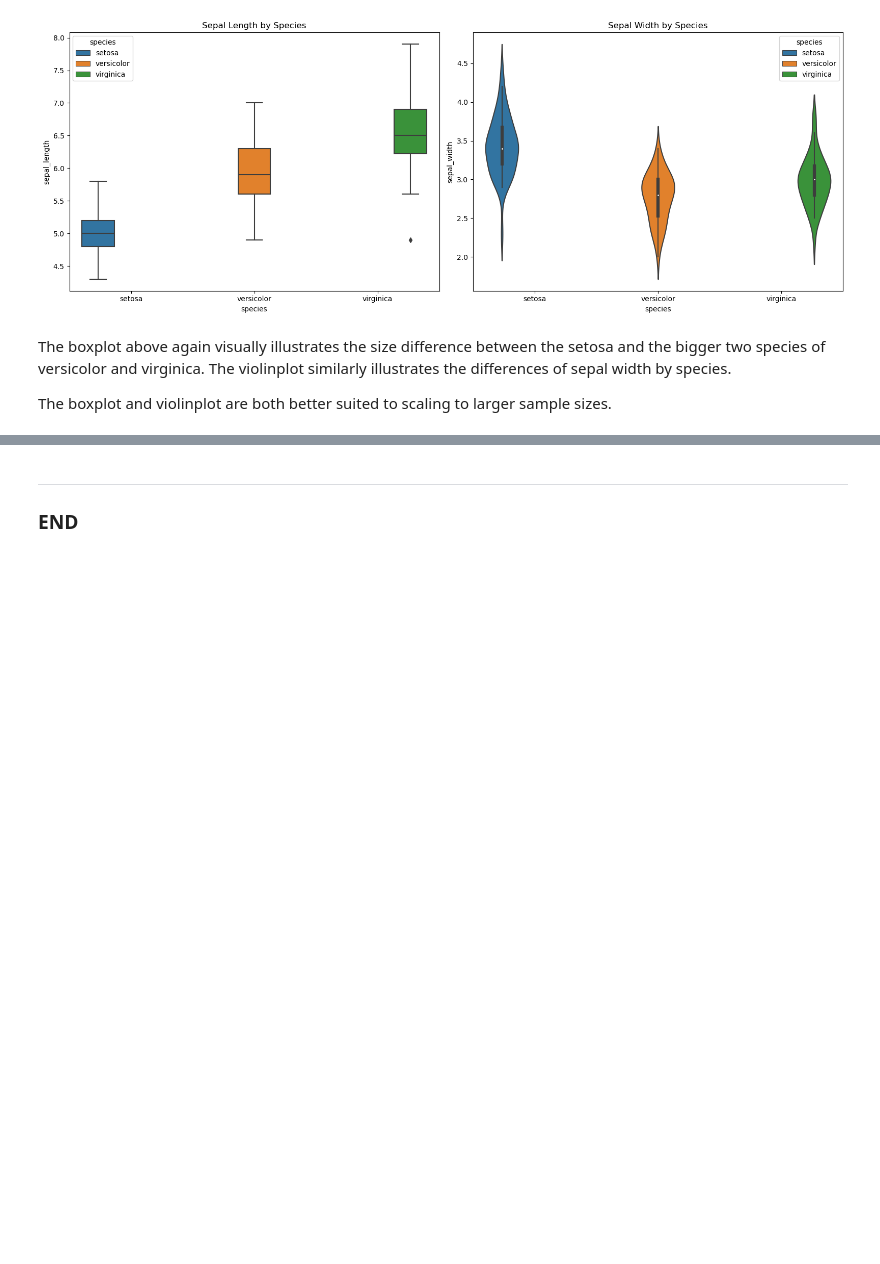
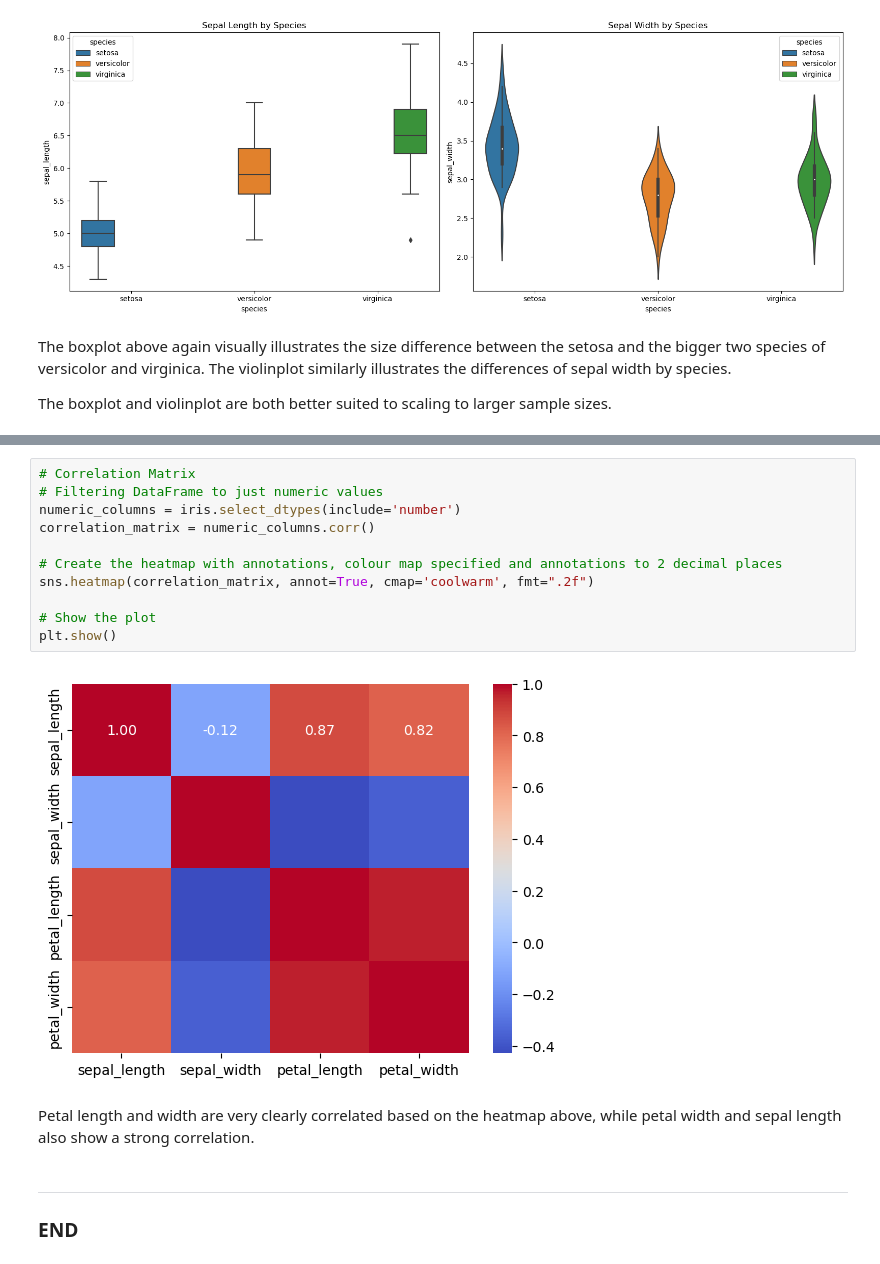
Before and after one commit to turps-pc90/foda-project, a Jupyter notebook: project.ipynb, the cells around one changed output, grey strips where cells are left out. Drawn from its saved outputs; the diff is of its cells as text; blank space fills up the shorter version.

```diff
--- a/project.ipynb
+++ b/project.ipynb
@@ -213,3 +241,18 @@ The boxplot and violinplot are both better suited to scaling to larger sample si
+# %%
+# Correlation Matrix
+# Filtering DataFrame to just numeric values
+numeric_columns = iris.select_dtypes(include='number')
+correlation_matrix = numeric_columns.corr()
+
+# Create the heatmap with annotations, colour map specified and annotations to 2 decimal places
+sns.heatmap(correlation_matrix, annot=True, cmap='coolwarm', fmt=".2f")
+
+# Show the plot
+plt.show()
+# %% [output]
+[figure, added]
+# %% [markdown]
+Petal length and width are very clearly correlated based on the heatmap above, while petal width and sepal length also show a strong correlation.
 # %% [markdown]
 ***
 ### END
```
Also changed, not shown: parts of 4 cells of this notebook, 2 other files.
